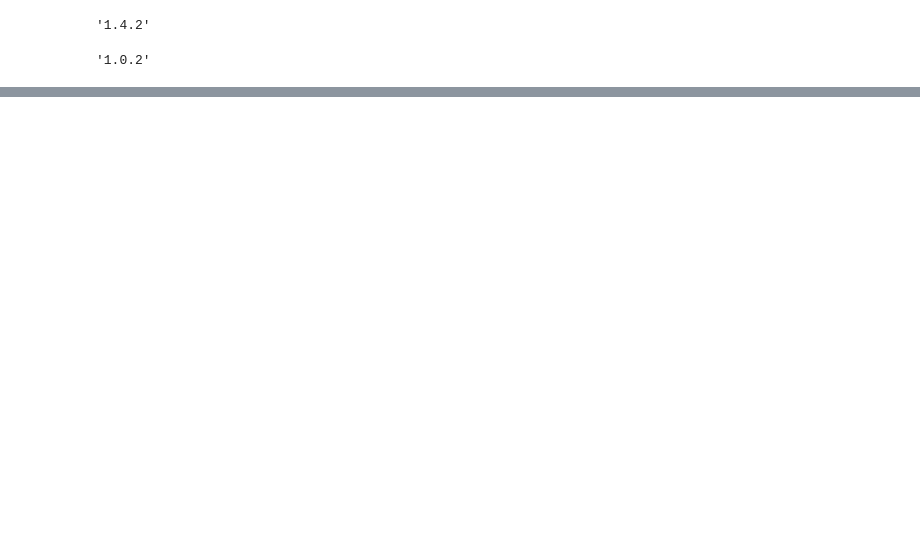
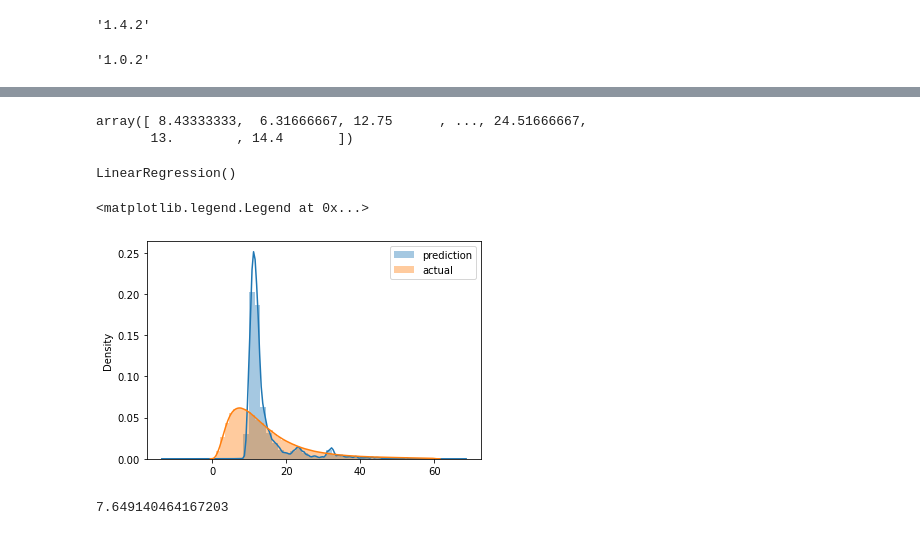
Before and after one commit to HermanChiu/mlops-zoomcamp, a Jupyter notebook: 01-intro/Homework 1.ipynb, the cells around one changed output, grey strips where cells are left out. Drawn from its saved outputs; the diff is of its cells as text; code cells hidden in the pictures; blank space fills up the shorter version.

```diff
--- a/01-intro/Homework 1.ipynb
+++ b/01-intro/Homework 1.ipynb
@@ -22,0 +132,3 @@ df.head()
+# %%
+dv = DictVectorizer()
+X_train = dv.fit_transform(train_dicts)
@@ -22,0 +160,28 @@ df.head()
+# %%
+target = 'duration'
+y_train = df[target].values
+# %%
+y_train
+# %% [output]
+array([ 8.43333333,  6.31666667, 12.75      , ..., 24.51666667,
+       13.        , 14.4       ])
+# %%
+lr = LinearRegression()
+lr.fit(X_train,y_train)
+# %% [output]
+LinearRegression()
+# %%
+y_pred = lr.predict(X_train)
+# %%
+
+sns.distplot(y_pred, label="prediction")
+sns.distplot(y_train, label="actual")
+
+plt.legend()
+# %% [output]
+<matplotlib.legend.Legend at 0x...>
+[figure, added]
+# %%
+mean_squared_error(y_train, y_pred, squared=False)
+# %% [output]
+7.649140464167203
```
Also changed, not shown: parts of 22 cells of this notebook.
